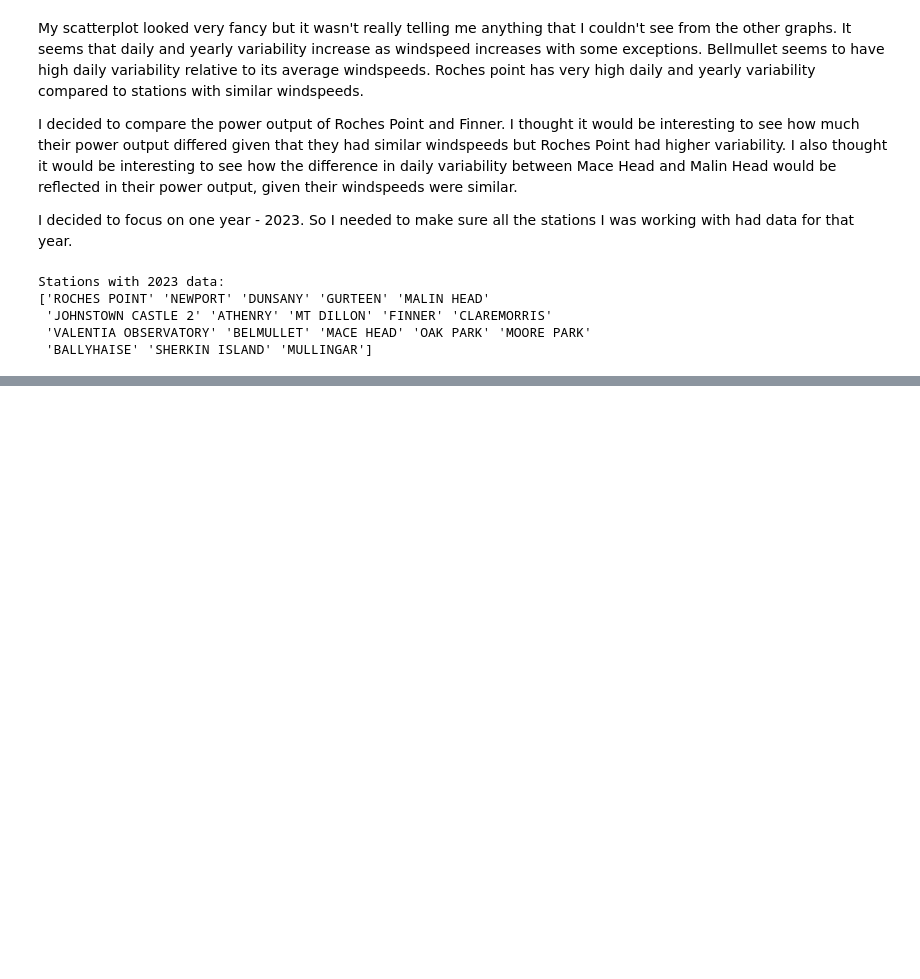
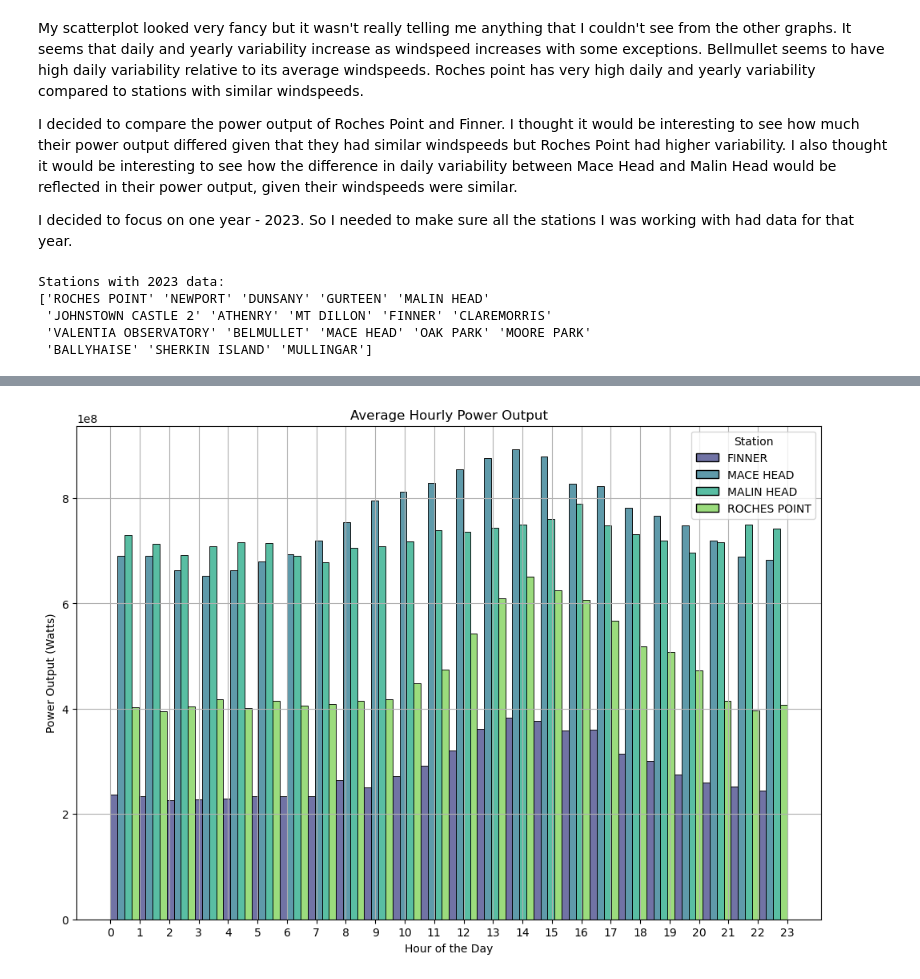
Before and after one commit to morgam7/PFDA-project, a Jupyter notebook: wind_farm_analysis.ipynb, the cells around one changed output, grey strips where cells are left out. Drawn from its saved outputs; the diff is of its cells as text; code cells hidden in the pictures; blank space fills up the shorter version.

```diff
--- a/wind_farm_analysis.ipynb
+++ b/wind_farm_analysis.ipynb
@@ -474,0 +450,10 @@ See the caveats in the documentation: https://pandas.pydata.org/pandas-docs/stab
+# %%
+# Extract hour from the datetime column
+comparison_data['hour'] = comparison_data['date'].dt.hour
+
+# Group by station and hour, then calculate the average power output
+hourly_avg_power = comparison_data.groupby(['station', 'hour'])['power_output'].mean().reset_index()
+
+# Rename columns for clarity
+hourly_avg_power.columns = ['Station', 'Hour', 'Average Hourly Power Output (Watts)']
+print (hourly_avg_power)
@@ -474,0 +475,21 @@ See the caveats in the documentation: https://pandas.pydata.org/pandas-docs/stab
+# %%
+# Plot the histogram
+plt.figure(figsize=(12, 8))
+sns.histplot(
+    data=hourly_avg_power,
+    x='Hour',
+    weights='Average Hourly Power Output (Watts)',  # Use weights to reflect power output
+    hue='Station',
+    bins=24,  # One bin per hour
+    multiple='dodge',  # Separate bars for each station
+    palette='viridis',
+)
+
+plt.title("Average Hourly Power Output")
+plt.xlabel("Hour of the Day")
+plt.ylabel("Power Output (Watts)")
+plt.xticks(range(0, 24))  # Ensure x-axis shows all hours
+plt.grid()
+plt.show()
+# %% [output]
+[figure, added]
```
Also changed, not shown: parts of 20 cells of this notebook, 2 other files.
